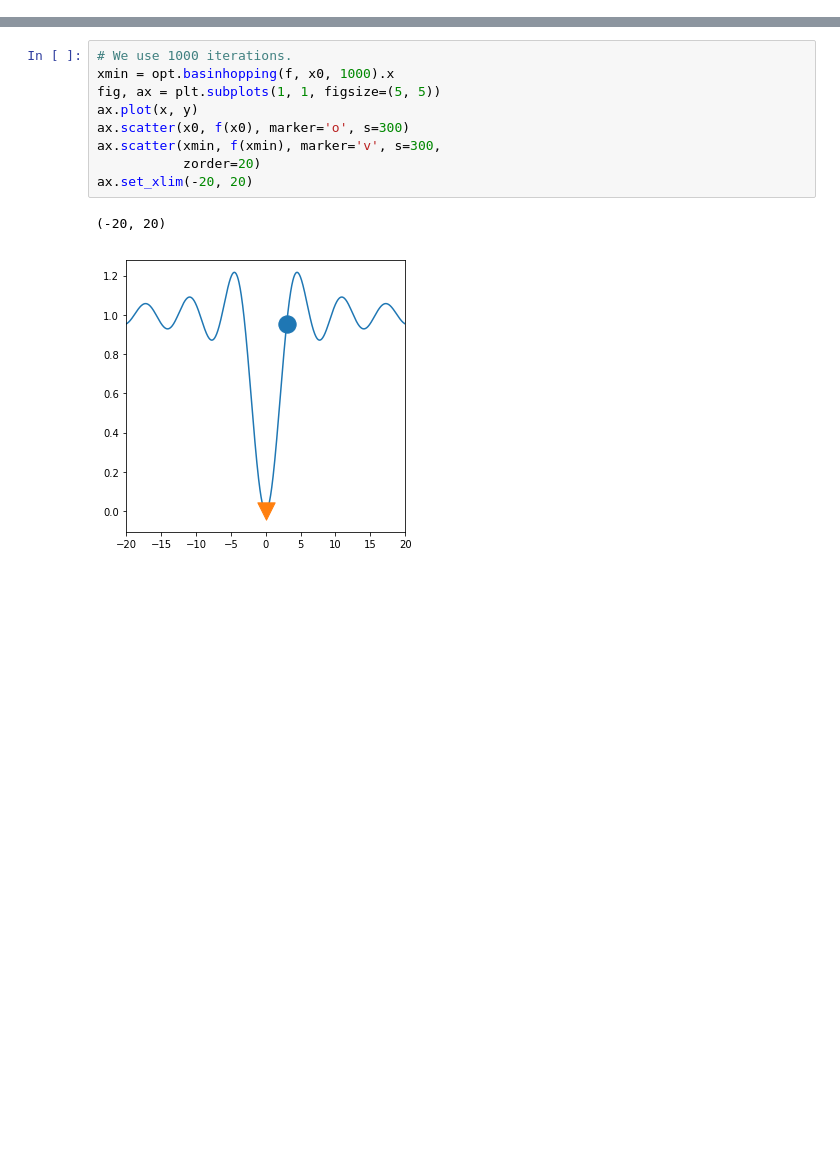
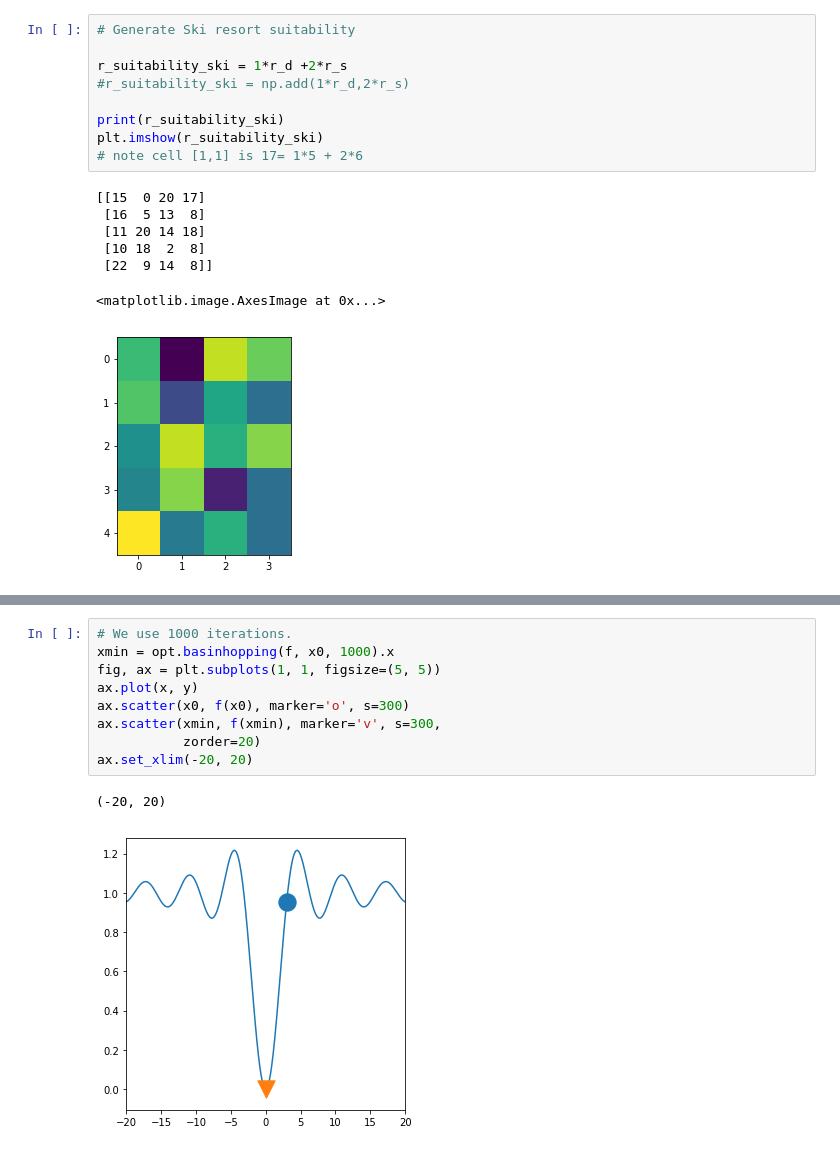
Before and after one commit to bparment1/spatial_optimization_and_suitability, a Jupyter notebook: optimization_suitability_example.ipynb, the cells around one changed output, grey strips where cells are left out. Saved outputs shown, nothing was run; the diff lists cells and outputs as text; blank space fills up the shorter version.

```diff
--- a/optimization_suitability_example.ipynb
+++ b/optimization_suitability_example.ipynb
@@ -174,0 +146,17 @@ ax.plot(x, y)
+# %%
+# Generate Ski resort suitability
+
+r_suitability_ski = 1*r_d +2*r_s
+#r_suitability_ski = np.add(1*r_d,2*r_s)
+
+print(r_suitability_ski)
+plt.imshow(r_suitability_ski)
+# note cell [1,1] is 17= 1*5 + 2*6
+# %% [output]
+[[15  0 20 17]
+ [16  5 13  8]
+ [11 20 14 18]
+ [10 18  2  8]
+ [22  9 14  8]]
+<matplotlib.image.AxesImage at 0x...>
+[figure, added]
```
Also changed, not shown: parts of 15 cells of this notebook.
